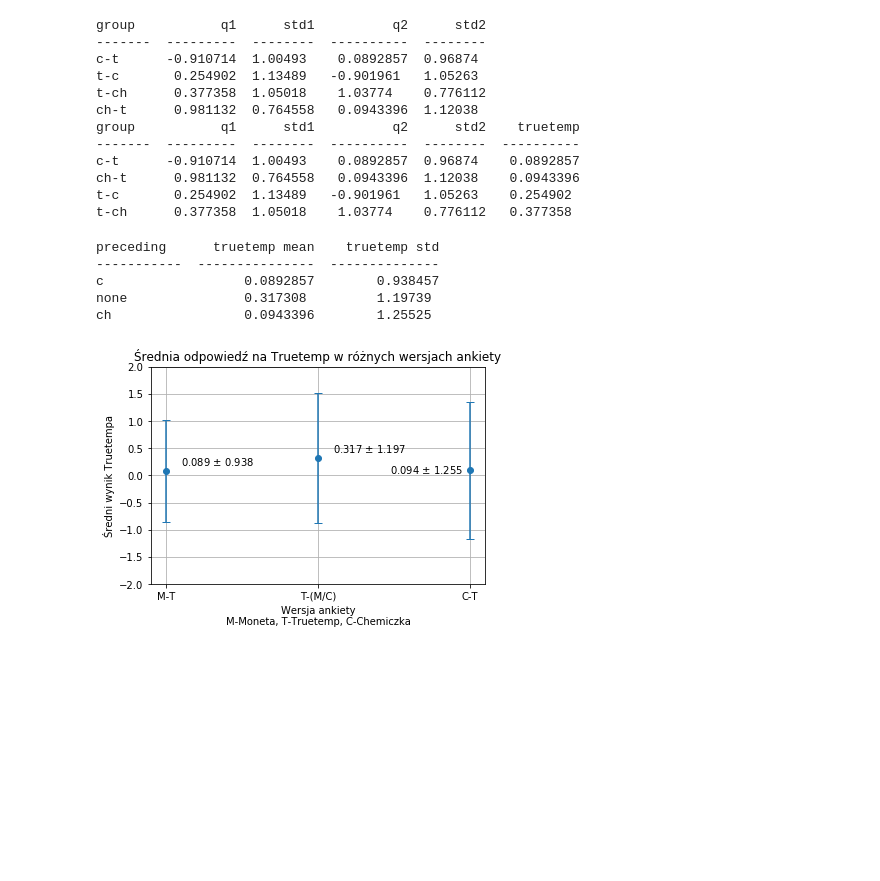
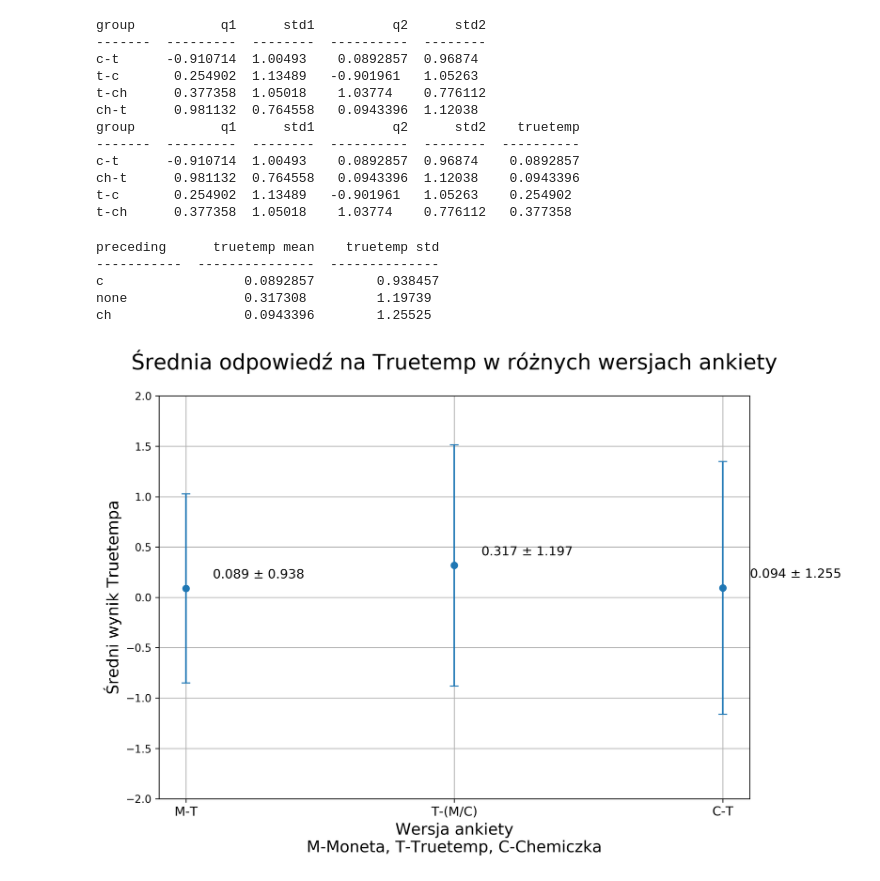
Before and after one commit to derrkater/survey_analysis, a Jupyter notebook: src/playground.ipynb, the cells around one changed output. Drawn from its saved outputs; the diff is of its cells as text; code cells hidden in the pictures; blank space fills up the shorter version.

Commit message:
Update plot
* update plot resolution and style

```diff
--- a/src/playground.ipynb
+++ b/src/playground.ipynb
@@ -114,37 +114,41 @@ for group, d in data.items():
     truetemp_pos_data[label] += answers
 # %%
 import os
+import seaborn as sns
 from config import OUTPUT_PATH
 
 labels = ['preceding', 'truetemp mean', 'truetemp std']
 
 preceding_data = []
 for group, answers in truetemp_pos_data.items():
     preceding_data.append([group, np.mean(answers), np.var(answers)])
 
 print(tabulate(preceding_data, labels))
 
 answer = [d[1] for d in preceding_data]
 std = [d[2] for d in preceding_data]
 
+plt.figure(figsize=(10,7), dpi=300)
 plt.errorbar(range(3), answer, yerr=std, fmt='o', capsize=4)
-plt.xticks(range(3), ('M-T', 'T-(M/C)', 'C-T'))
+plt.xticks(range(3), ('M-T', 'T-(M/C)', 'C-T'), fontsize=12)
 plt.grid(True)
 
-plt.title('Średnia odpowiedź na Truetemp w różnych wersjach ankiety')
-plt.xlabel('Wersja ankiety\nM-Moneta, T-Truetemp, C-Chemiczka')
-plt.ylabel('Średni wynik Truetempa')
+plt.title('Średnia odpowiedź na Truetemp w różnych wersjach ankiety', fontsize=20, y=1.05)
+plt.xlabel('Wersja ankiety\nM-Moneta, T-Truetemp, C-Chemiczka', fontsize=15)
+plt.ylabel('Średni wynik Truetempa', fontsize=15)
 
 annotation_positions = ((.1, .1), (.1, .1), (-.53, -.05))
+d = 0.1
 for x, y, s, a in zip(range(3), answer, std, annotation_positions):
-    plt.annotate('{:.3f} $\pm$ {:.3f}'.format(y, s), xy = [x+a[0],y+a[1]])
+    plt.annotate('{:.3f} $\pm$ {:.3f}'.format(y, s), xy=[x+d,y+d], fontsize=12)
 
 plt.ylim(-2, 2)
+plt.xlim(-.1,2.1)
 plt.savefig(os.path.join(OUTPUT_PATH, 'mean_truetemp.png'))
 # %% [output]
 preceding      truetemp mean    truetemp std
 -----------  ---------------  --------------
 c                  0.0892857        0.938457
 none               0.317308         1.19739
 ch                 0.0943396        1.25525
-[figure, old version]
+[figure, new version]
```
Also changed, not shown: parts of 1 cell of this notebook, 1 other file.
